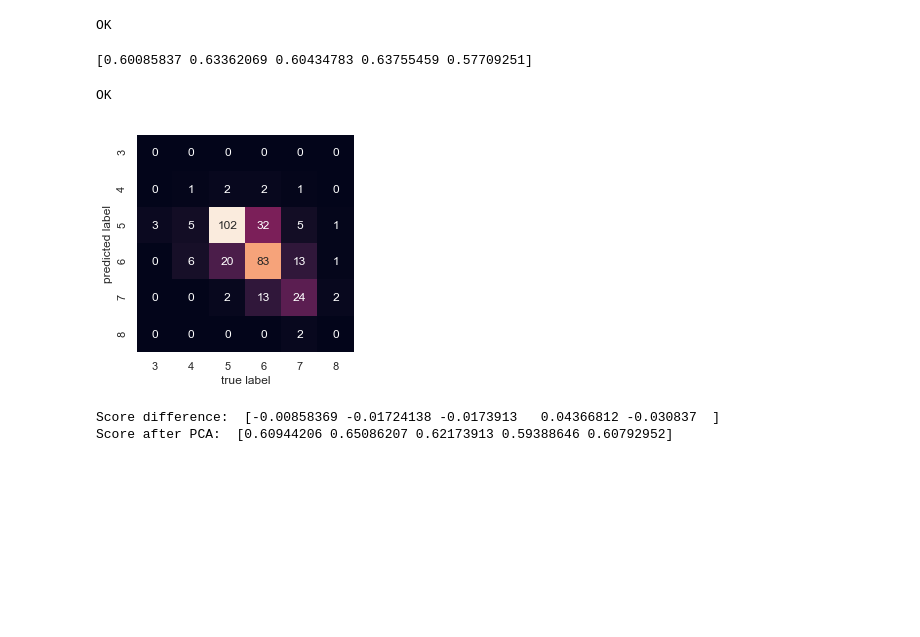
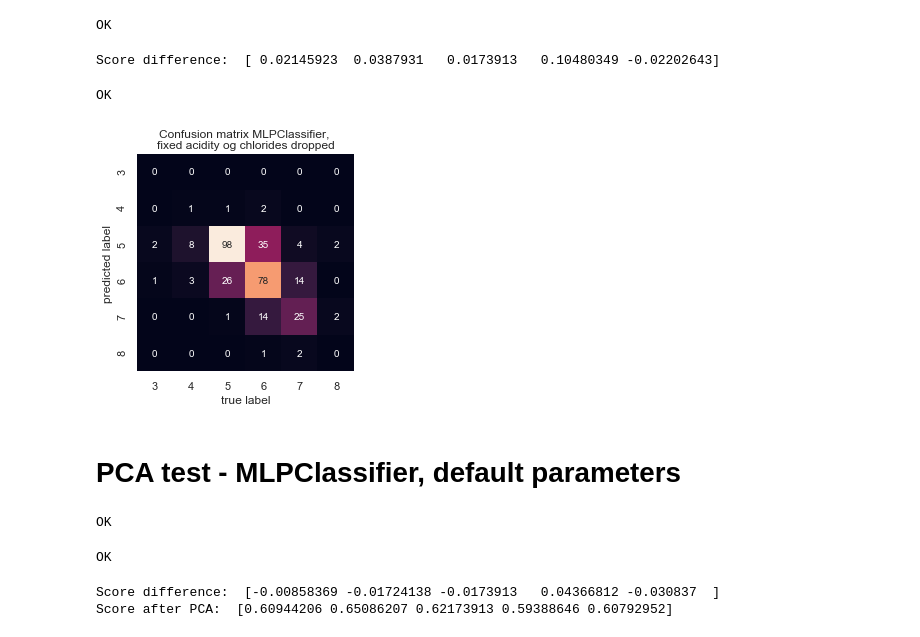
Before and after one commit to 2takker/ITMAL-gr46, a Jupyter notebook: Journal 3/Journal 3.ipynb, the cells around one changed output. Saved outputs shown, nothing was run; the diff lists cells and outputs as text; code cells hidden in the pictures; blank space fills up the shorter version.

```diff
--- a/Journal 3/Journal 3.ipynb
+++ b/Journal 3/Journal 3.ipynb
@@ -158,16 +179,30 @@ plt.ylabel('predicted label');
 # %%
+# Restore datasets
+X_train, X_test, y_train, y_test = train_test_split(X, y,
+                                                    test_size=0.2,
+                                                    random_state=46,
+                                                    shuffle=True)
+
+X_train, X_validate, y_train, y_validate = train_test_split(X_train,
+                                                            y_train,
+                                                            test_size=0.1,
+                                                            random_state=46,
+                                                            shuffle=True)
+
 # Remove Fixed acidity and chlorides
-X_train.drop(['fixed acidity', 'chlorides'], axis=1)
-X_test.drop(['fixed acidity', 'chlorides'], axis=1)
-X_validate.drop(['fixed acidity', 'chlorides'], axis=1)
+X_train = X_train.drop(columns=['fixed acidity', 'chlorides'])
+X_test = X_test.drop(['fixed acidity', 'chlorides'], axis=1)
+X_validate = X_validate.drop(['fixed acidity', 'chlorides'], axis=1)
+
 print('OK')
 # %% [output]
 OK
 # %%
+model_mlp = MLPClassifier(random_state=46, max_iter=15000)
 score_dropped = cross_val_score(model_mlp, X_train, y_train, scoring="accuracy", cv=5)
 print('Score difference: ', score-score_dropped)
 # %% [output]
-[0.60085837 0.63362069 0.60434783 0.63755459 0.57709251]
+Score difference:  [ 0.02145923  0.0387931   0.0173913   0.10480349 -0.02202643]
 # %%
 # Fit, Predict!
 model_mlp.fit(X_train, y_train)
@@ -178,13 +214,17 @@ OK
 # %%
 # Calculate confusion matrix and plot results in a heatmap
 mat = confusion_matrix(y_test, y_mlp_pred)
 sns.heatmap(mat.T, square=True, annot=True, fmt='d', cbar=False,
             xticklabels=['3', '4', '5', '6', '7', '8'],
             yticklabels=['3', '4', '5', '6', '7', '8'])
 plt.xlabel('true label')
 plt.ylabel('predicted label');
+plt.title('Confusion matrix MLPClassifier, \nfixed acidity og chlorides dropped')
+plt.savefig('mlp_no_acid.pdf')
 # %% [output]
-[figure, old version]
+[figure, new version]
+# %% [markdown]
+# PCA test - MLPClassifier, default parameters
 # %%
 # Restore datasets
 X_train, X_test, y_train, y_test = train_test_split(X, y,
@@ -197,11 +237,18 @@ X_train, X_validate, y_train, y_validate = train_test_split(X_train,
                                                             test_size=0.1,
                                                             random_state=46,
                                                             shuffle=True)
+print('OK')
+# %% [output]
+OK
 # %%
 pca = PCA(n_components=0.99)
 X_train_pca = pca.fit_transform(X_train)
 X_test_pca = pca.fit_transform(X_test)
 X_validate_pca = pca.fit_transform(X_validate)
+
+print('OK')
+# %% [output]
+OK
 # %%
 score_pca = cross_val_score(model_mlp, X_train_pca, y_train, scoring="accuracy", cv=5)
 print('Score difference: ', score-score_pca)
```
Also changed, not shown: parts of 27 cells of this notebook, 6 other files.
